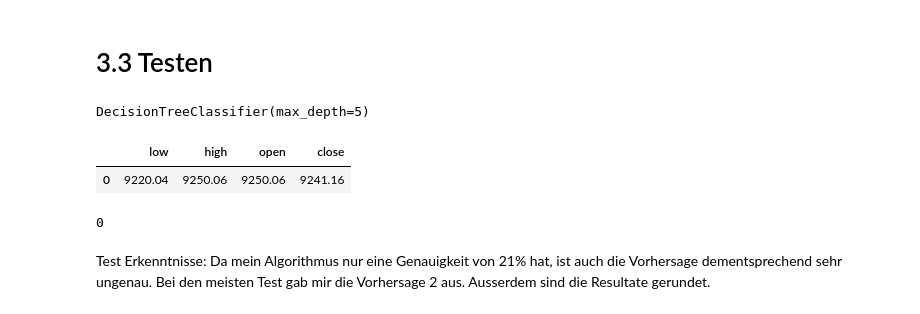
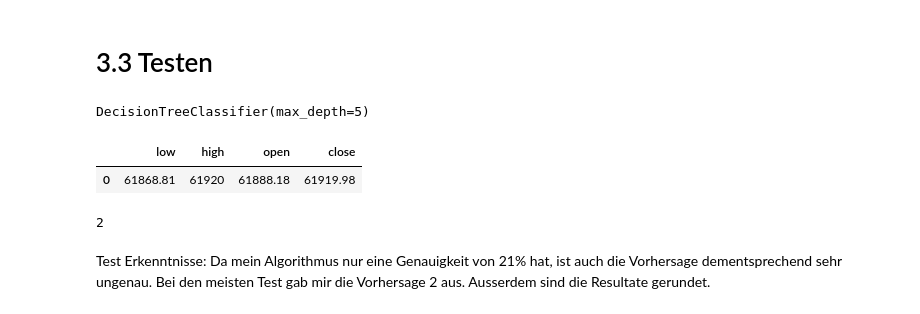
Before and after one commit to SilverCoin007/St-ckliSilvan_LB_M259, a Jupyter notebook: model.ipynb, the cells around one changed output. Drawn from its saved outputs; the diff is of its cells as text; code cells hidden in the pictures.

```diff
--- a/model.ipynb
+++ b/model.ipynb
@@ -28,7 +28,7 @@ Note: you may need to restart the kernel to use updated packages.
 Teil 2: Bestimmen von *features* und *targets*
 # %%
 # x = features
-X = Bitcoin[["low", "open", "close"]]
+X = Bitcoin[["low", "high", "open", "close"]]
 
 # y = targets
 y = Bitcoin[["volume"]]
@@ -131,17 +131,17 @@ best_model
 # %% [output]
 DecisionTreeClassifier(max_depth=5)
 # %%
-leo = pd.DataFrame([[9220.04, 9250.06, 9250.06, 9241.16]], columns=X_train.columns)
+leo = pd.DataFrame([[61868.81, 61920, 61888.18, 61919.98]], columns=X_train.columns)
 leo.head()
 # %% [output]
 |  | low | high | open | close |
-| 0 | 9220.04 | 9250.06 | 9250.06 | 9241.16 |
+| 0 | 61868.81 | 61920 | 61888.18 | 61919.98 |
 # %%
 predictions = best_model.predict(pd.concat([leo]))
 for person, prediction in zip(["Leo"], predictions):
     print(prediction)
 # %% [output]
-0
+2
 # %% [markdown]
 Test Erkenntnisse:
 Da mein Algorithmus nur eine Genauigkeit von 21% hat, ist auch die Vorhersage dementsprechend sehr ungenau. Bei den meisten Test gab mir die Vorhersage 2 aus. Ausserdem sind die Resultate gerundet.
```
Also changed, not shown: parts of 1 cell of this notebook, 1 other file.
